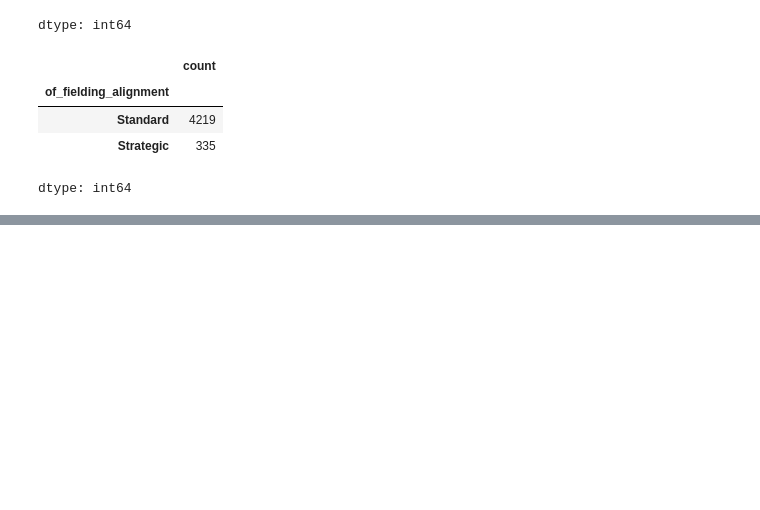
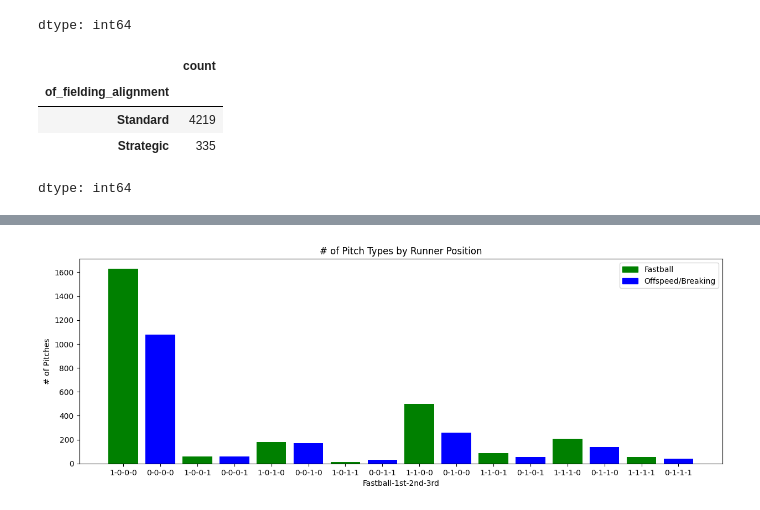
Before and after one commit to hdjwis/FastballPrediction, a Jupyter notebook: FastballPrediction.ipynb, the cells around one changed output, grey strips where cells are left out. Saved outputs shown, nothing was run; the diff lists cells and outputs as text; code cells hidden in the pictures; blank space fills up the shorter version.

```diff
--- a/FastballPrediction.ipynb
+++ b/FastballPrediction.ipynb
@@ -158,0 +245,22 @@ data['of_fielding_alignment'] = data['of_fielding_alignment'].apply(lambda x: 1
+# %%
+fig, ax = plt.subplots()
+
+for i in data['on_1b'].unique():
+  for j in data['on_2b'].unique():
+    for k in data['on_3b'].unique():
+      for fastball_val in data['fastball'].unique():
+        s = data[data['fastball'] == fastball_val].groupby(['on_1b', 'on_2b', 'on_3b'])['fastball'].value_counts()
+        color = 'green' if fastball_val == 1 else 'blue'
+        ax.bar(x=f'{fastball_val}-{i}-{j}-{k}', height=s[i][j][k], color=color)
+
+
+plt.xlabel('Fastball-1st-2nd-3rd')
+plt.ylabel('# of Pitches')
+plt.title('# of Pitch Types by Runner Position')
+green_patch = mpatches.Patch(color='green', label='Fastball')
+blue_patch = mpatches.Patch(color='blue', label='Offspeed/Breaking')
+ax.legend(handles=[green_patch, blue_patch])
+fig.set_figwidth(15)
+plt.show()
+# %% [output]
+[figure, added]
```
Also changed, not shown: parts of 18 cells of this notebook.
